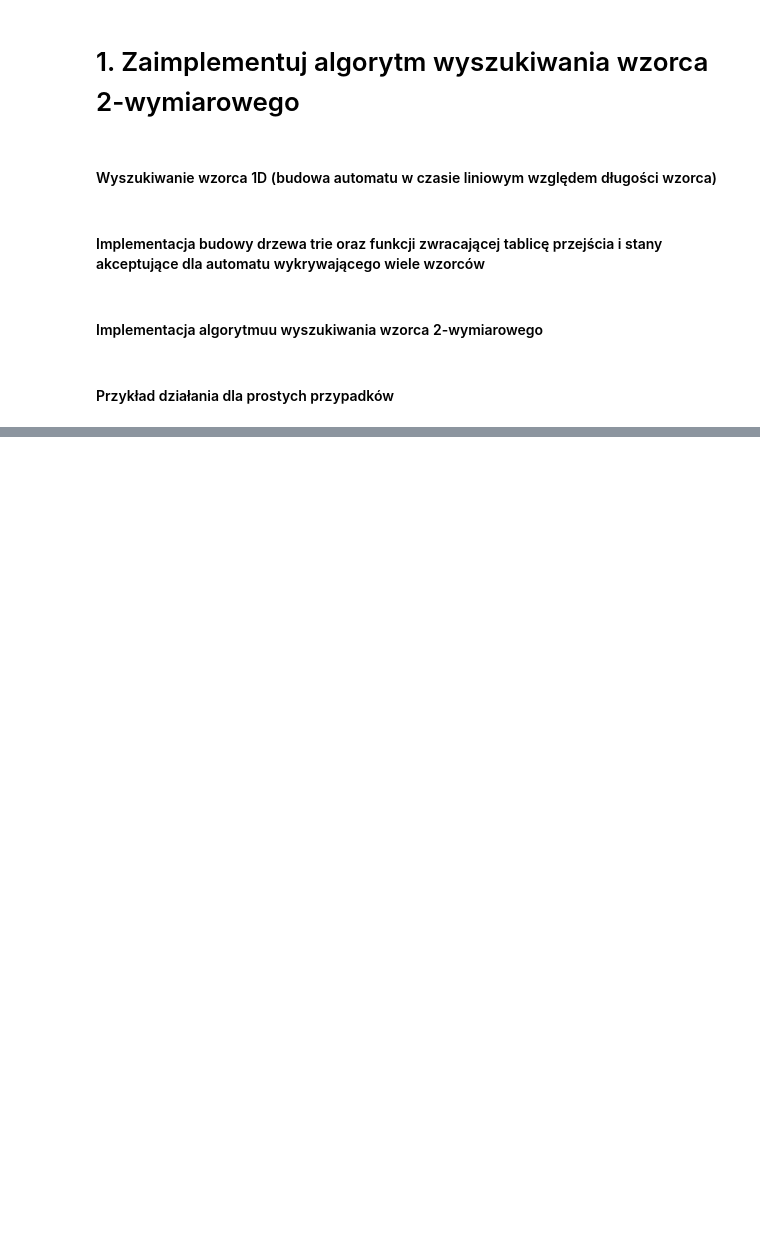
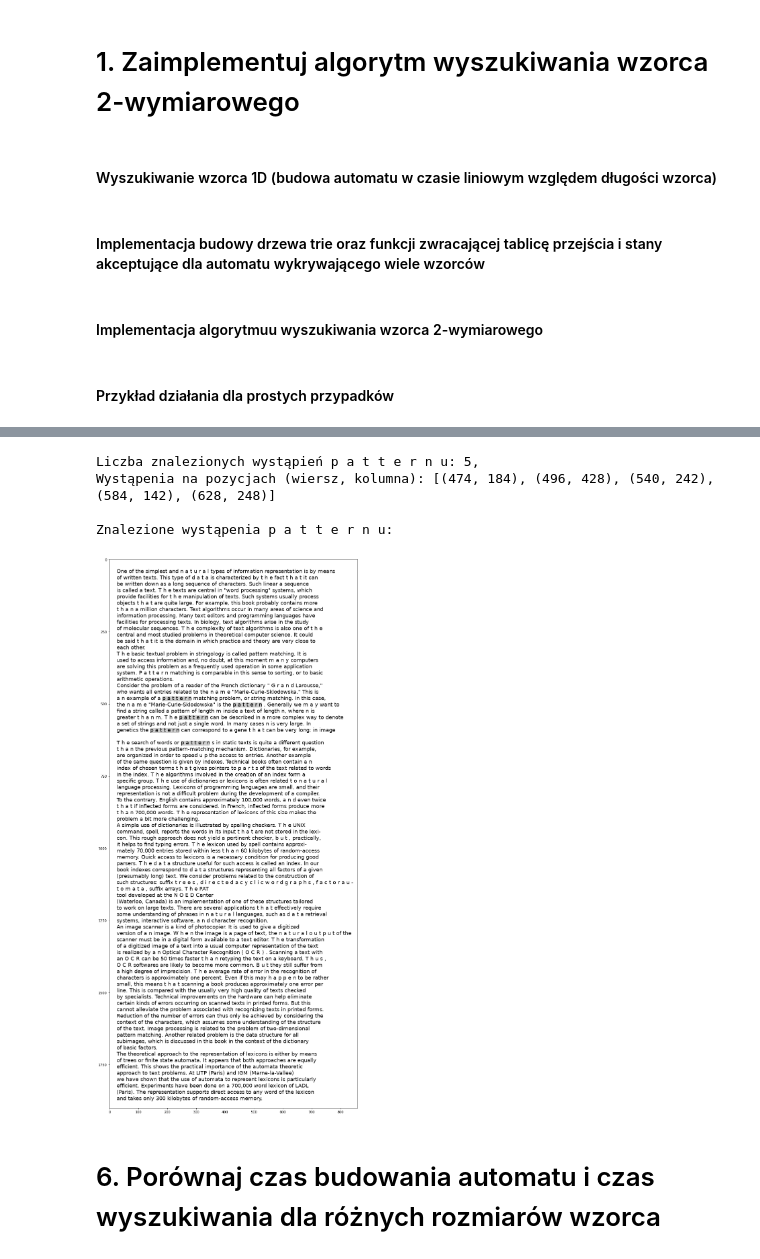
Before and after one commit to xRaw27/ALGORYTMY_TEKSTOWE_WIET_2022, a Jupyter notebook: lab5.ipynb, the cells around one changed output, grey strips where cells are left out. Saved outputs shown, nothing was run; the diff lists cells and outputs as text; code cells hidden in the pictures; blank space fills up the shorter version.

```diff
--- a/lab5.ipynb
+++ b/lab5.ipynb
@@ -230,0 +205,17 @@ Czas wyszukiwania wzorców: 0.01 sek.
+# %%
+def highlight_image_pattern_occurrences(image, pattern_img, pattern_matches):
+    for row, col in pattern_matches:
+        for i in range(len(pattern_img)):
+            for j in range(len(pattern_img[0])):
+                image[row + i][col + j] -= 50
+                image[row + i][col + j] = max(img[row + i][col + j], 0)
+
+def get_list_head_string(arr, n):
+    if len(arr) <= n:
+        return str(arr)
+
+    result = "["
+    for i in range(n):
+        result += f"{arr[i]}, "
+    result += "...]"
+    return result
@@ -277,0 +339,18 @@ Liczba znalezionych wystąpień wzorca d: 137, wystąpenia na pozycjach (wiersz,
+# %%
+results = pattern_matching_2D(img, pattern)
+highlight_image_pattern_occurrences(img, pattern, results)
+print(f"Liczba znalezionych wystąpień p a t t e r n u: {len(results)}, \n"
+      f"Wystąpenia na pozycjach (wiersz, kolumna): {get_list_head_string(results, 10)}\n")
+
+print("Znalezione wystąpenia p a t t e r n u:")
+plt.figure(figsize=(30, 30))
+plt.imshow(img, cmap='gray')
+plt.show()
+# %% [output]
+Liczba znalezionych wystąpień p a t t e r n u: 5,
+Wystąpenia na pozycjach (wiersz, kolumna): [(474, 184), (496, 428), (540, 242), (584, 142), (628, 248)]
+
+Znalezione wystąpenia p a t t e r n u:
+[figure, added]
+# %% [markdown]
+# 6. Porównaj czas budowania automatu i czas wyszukiwania dla różnych rozmiarów wzorca
```
Also changed, not shown: parts of 21 cells of this notebook, 2 other files.
